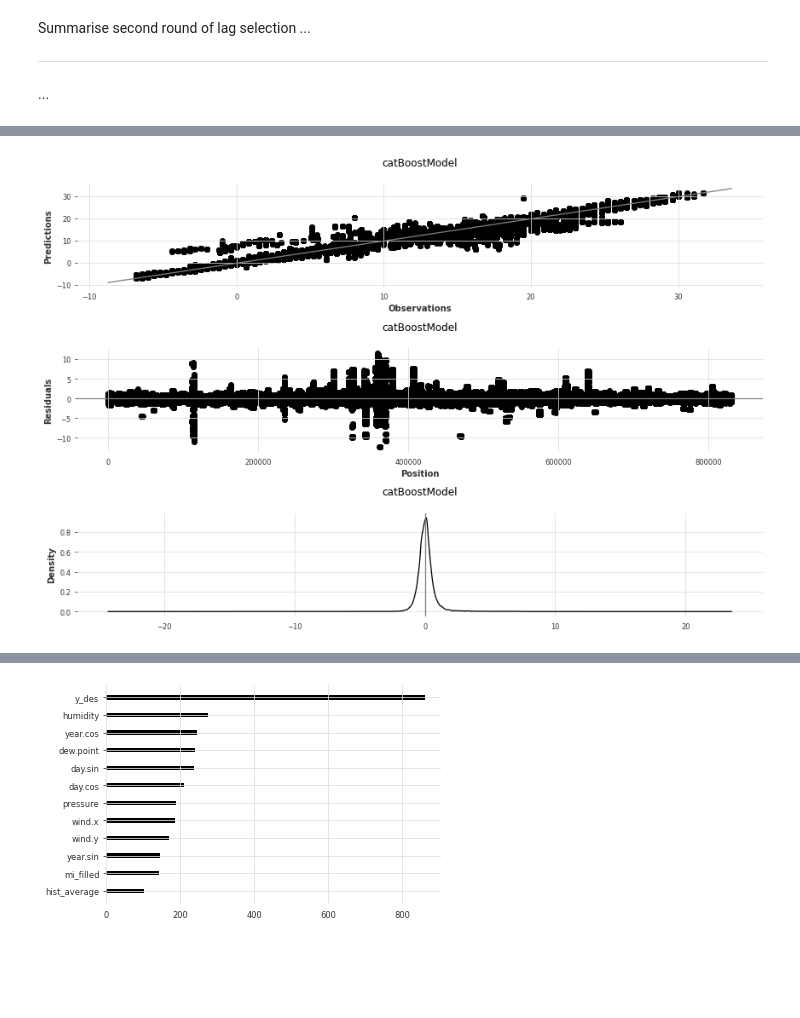
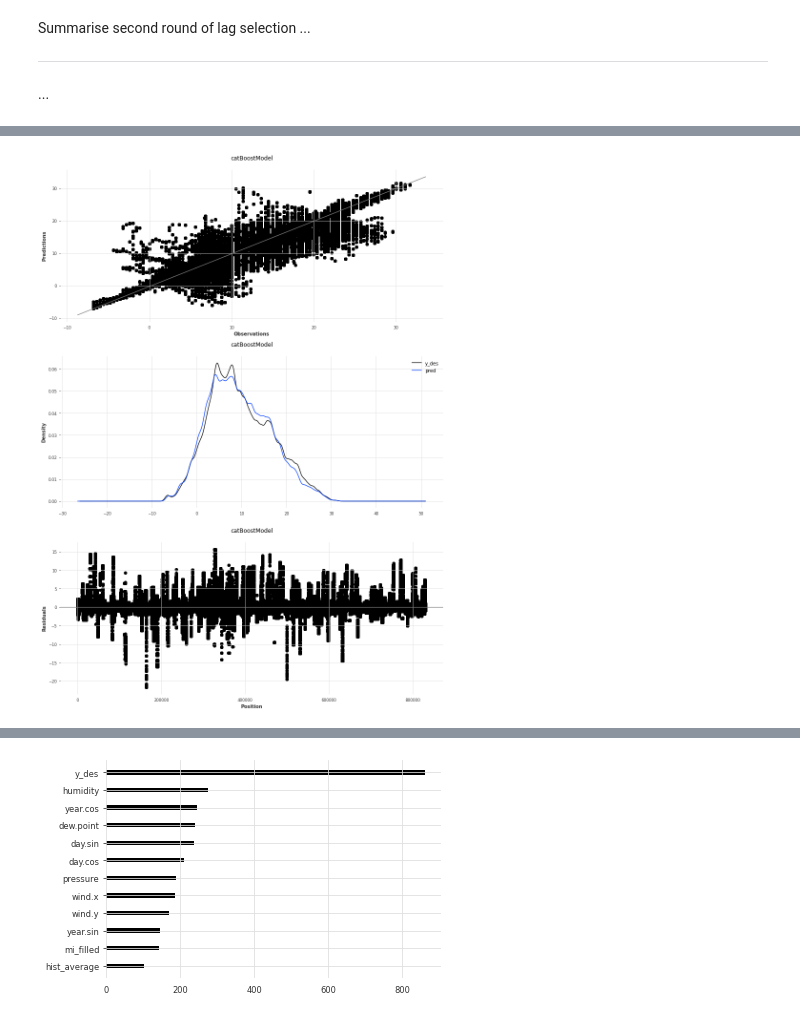
Before and after one commit to makeyourownmaker/CambridgeTemperatureNotebooks, a Jupyter notebook: notebooks/gradient_boosting.ipynb, the cells around one changed output, grey strips where cells are left out. Saved outputs shown, nothing was run; the diff lists cells and outputs as text; code cells hidden in the pictures; blank space fills up the shorter version.

Commit message:
Started update plot_forecasts function to work with boosting models instead of deep learning

```diff
--- a/notebooks/gradient_boosting.ipynb
+++ b/notebooks/gradient_boosting.ipynb
@@ -1835,6 +1833,7 @@ hist_comp.columns = ['y_des', 'y_seasonal', 'missing', 'pred']
 hist_comp['y_des'] += hist_comp['y_seasonal']
 hist_comp['pred'] += hist_comp['y_seasonal']
 hist_comp['res'] = hist_comp['y_des'] - hist_comp['pred']
+hist_comp['res_sign'] = np.sign(hist_comp['res'])
 hist_comp['missing'] = hist_comp['missing'].astype(int)
 
 list_int = [i for i in range(1, 49)]
@@ -1935,7 +1934,7 @@ def plot_horizon_metrics(data, title):
 
 
 def plot_obs_preds(obs, preds, title):
-    plt.figure(figsize = (12, 8))
+    plt.figure(figsize = (12, 16))
     plt.subplot(3, 1, 1)
     plt.scatter(x = obs, y = preds)
     y_lim = plt.ylim()
@@ -1948,42 +1947,127 @@ def plot_obs_preds(obs, preds, title):
 
 def plot_obs_preds_dists(obs, preds, title):
     # fig, ax = plt.subplots(1, 1)  # DEBUG
-    fig, ax = plt.subplot(3, 1, 3)
+    # fig, ax = plt.subplot(3, 1, 2)
+    #plt.figure(figsize = (12, 8))
+    plt.subplot(3, 1, 2)
     pd.Series(obs).plot(kind = 'density')
     pd.Series(preds).plot(kind = 'density')
     plt.title(title)
     plt.legend()
     plt.tight_layout()
-    plt.show()
+    #plt.show()
 
 
 def plot_residuals(obs, preds, title):
-    plt.subplot(3, 1, 2)
+    #plt.figure(figsize = (12, 8))
+    plt.subplot(3, 1, 3)
     plt.scatter(x = range(len(obs)), y = (obs - preds))
     plt.axhline(y = 0, color = 'grey')
     plt.xlabel('Position')
     plt.ylabel('Residuals')
     plt.title(title)
+
+
+def get_lagged_obs(long_obs, plot_idx, lags):
+    if long_obs[plot_idx].size < lags:
+      lagged_obs = np.flip(long_obs[plot_idx])
+    else:
+      lagged_obs = long_obs[plot_idx]
+
+    while lagged_obs.size < lags:
+      plot_idx -= 1
+      lagged_obs = np.concatenate([lagged_obs, np.flip(long_obs[plot_idx])])
+
+    if long_obs[plot_idx].size < lags:
+      lagged_obs = np.flip(lagged_obs)
+
+    return lagged_obs[-lags:]
+
+
+def plot_forecasts(hist_comp, title, subplots = 3):
+    """Plot example forecasts with observations and lagged temperatures.
+
+       First row shows near zero rmse forecasts.
+       Second row shows most positive rmse forecasts.
+       Third row shows most negative rmse forecasts.
+
+       missing == 0 - ie no imputation
+    """
+
+    horizon = 48
+    lags    = 48
+
+    assert subplots in [3, 4, 5]
+
+    # preds = model.predict(data)
+    # preds = preds.reshape((preds.shape[0], preds.shape[1]))
+    preds = preds[::horizon]
+
+    # obs = np.concatenate([y for _, y in data], axis = 0)
+    # long_obs = obs.reshape((obs.shape[0], obs.shape[1]))
+    long_obs = long_obs[::horizon]
+
+    res = long_obs - preds  # res for residual
+    res_sign = np.sign(-res.mean(axis = 1))
+
+    err = (long_obs - preds) ** 2  # err for error
+    err_row_means = err.mean(axis = 1)
+    rmse_rows = res_sign * np.sqrt(err_row_means)
+
+    # choose forecasts
+    neg_rmse = np.argsort(rmse_rows)[:subplots]
+    pos_rmse = np.argsort(-rmse_rows)[:subplots]
+    nz_rmse  = np.argsort(np.abs(rmse_rows))[:subplots]  # nz near zero
+
+    plot_idx = np.concatenate((nz_rmse, pos_rmse, neg_rmse))
+
+    # plot forecasts
+    fig, axs = plt.subplots(3, subplots, sharex = True, sharey = True, figsize = (15, 10))
+    axs = axs.ravel()
+
+    for i in range(3 * subplots):
+      lagged_obs = get_lagged_obs(long_obs, plot_idx[i] - 1, lags)
+      axs[i].plot(range(-lags + 1, 1),
+                  inv_transform(scaler, lagged_obs, 'y', models['datasets']['train'].columns),
+                  'blue',
+                  label='lagged observations')
+      axs[i].plot(range(1, horizon + 1),
+                  inv_transform(scaler, preds[plot_idx[i]],    'y', models['datasets']['train'].columns),
+                  'orange',
+                  label='forecast')
+      axs[i].plot(range(0, horizon),
+                  inv_transform(scaler, long_obs[plot_idx[i]], 'y', models['datasets']['train'].columns),
+                  'green',
+                  label='observations')
+      sub_title = "{0:d} {1:.4f}".format(plot_idx[i], rmse_rows[plot_idx[i]])
+      axs[i].title.set_text(sub_title)
+
+    fig.suptitle(model_name + " " + dataset + "\nperiod idx, signed rmse")
+    fig.text(0.5, 0.04, 'forecast horizon - half hour steps', ha='center')
+    fig.text(0.04, 0.5, 'Temperature - $^\circ$C', va='center', rotation='vertical')
+    plt.legend(bbox_to_anchor=(1.04, 0.5), loc="center left", borderaxespad=0)
+    plt.show();
 
 
 def rmse_(obs, preds):
     return np.sqrt(np.mean((obs - preds) ** 2))
 
 
 def mse_(obs, preds):
     return np.mean((obs - preds) ** 2)
 
 
 def mae_(obs, preds):
     "mean absolute error - equivalent to the keras loss function"
     return np.mean(np.abs(obs - preds))  # keras loss
     # return np.median(np.abs(obs - preds))  # earlier baselines
 
 
 title = 'catBoostModel\n'
 plot_obs_preds(hist_comp['y_des'], hist_comp['pred'], title)
 plot_obs_preds_dists(hist_comp['y_des'], hist_comp['pred'], title)
 plot_residuals(hist_comp['y_des'], hist_comp['pred'], title)
 plot_horizon_metrics(hist_comp, title)
+# plot_forecasts(hist_comp, title)
 # %% [output]
-[figure, old version]
+[figure, new version]
```
Also changed, not shown: parts of 4 cells of this notebook.
